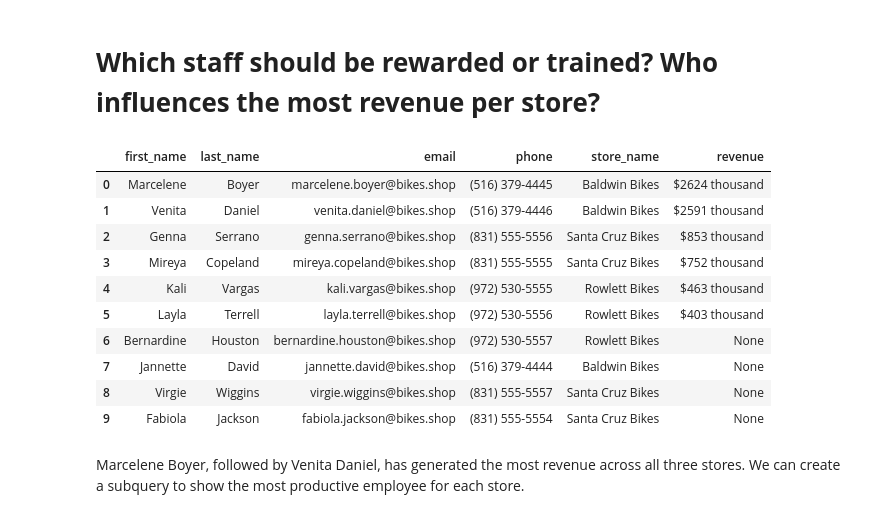
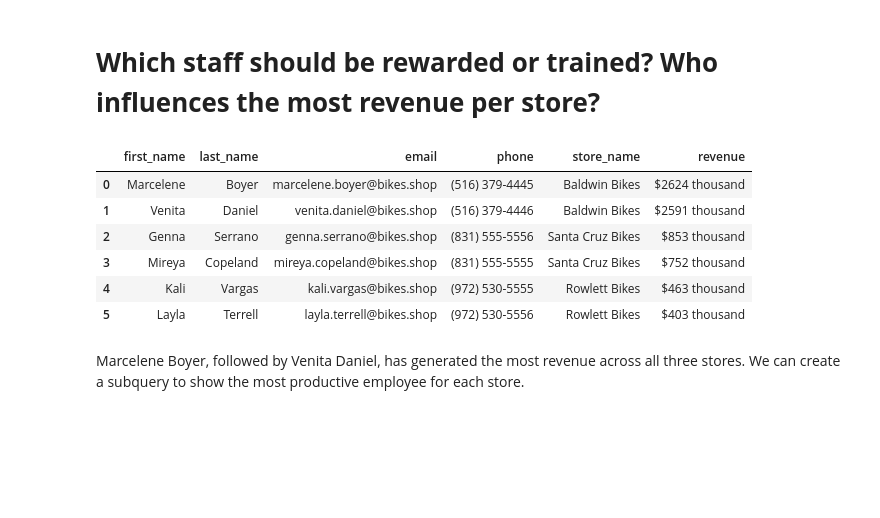
Before and after one commit to AbhimanyuShri/Bike-Store-Sales-Analysis, a Jupyter notebook: bike-store-sales-analysis.ipynb, the cells around one changed output. Cells and saved outputs as stored; diff of their text form; code cells hidden in the pictures; blank space fills up the shorter version.

Commit message:
Kaggle Notebook | Bike Store Sales Analysis (SQL) | Version 12

```diff
--- a/bike-store-sales-analysis.ipynb
+++ b/bike-store-sales-analysis.ipynb
@@ -502,40 +502,36 @@ Mountain bikes seem to be the best-selling category of bikes, with 2.7 million d
 # %%
 q18 = '''
 
 SELECT staffs.first_name, staffs.last_name, staffs.email, staffs.phone, s.store_name,
 '$' ||
 CAST(ROUND(((SUM(ort.quantity*(ort.list_price*(1-ort.discount))))/1000),2) AS int) || ' thousand'
 AS revenue
 FROM staffs
-LEFT JOIN orders o
+JOIN orders o
 ON o.staff_id=staffs.staff_id
-LEFT JOIN order_items ort
+JOIN order_items ort
 ON ort.order_id=o.order_id
-LEFT JOIN stores s
+JOIN stores s
 ON s.store_id=staffs.store_id
 GROUP BY
     staffs.staff_id
 ORDER BY
     ((SUM(ort.quantity*(ort.list_price*(1-ort.discount))))) DESC;
 
 
 
 '''
 
 df18 = pd.read_sql_query(q18, db)
 df18
 # %% [output]
 |  | first_name | last_name | email | phone | store_name | revenue |
 | 0 | Marcelene | Boyer | marcelene.boyer@bikes.shop | (516) 379-4445 | Baldwin Bikes | $2624 thousand |
 | 1 | Venita | Daniel | venita.daniel@bikes.shop | (516) 379-4446 | Baldwin Bikes | $2591 thousand |
 | 2 | Genna | Serrano | genna.serrano@bikes.shop | (831) 555-5556 | Santa Cruz Bikes | $853 thousand |
 | 3 | Mireya | Copeland | mireya.copeland@bikes.shop | (831) 555-5555 | Santa Cruz Bikes | $752 thousand |
 | 4 | Kali | Vargas | kali.vargas@bikes.shop | (972) 530-5555 | Rowlett Bikes | $463 thousand |
 | 5 | Layla | Terrell | layla.terrell@bikes.shop | (972) 530-5556 | Rowlett Bikes | $403 thousand |
-| 6 | Bernardine | Houston | bernardine.houston@bikes.shop | (972) 530-5557 | Rowlett Bikes | None |
-| 7 | Jannette | David | jannette.david@bikes.shop | (516) 379-4444 | Baldwin Bikes | None |
-| 8 | Virgie | Wiggins | virgie.wiggins@bikes.shop | (831) 555-5557 | Santa Cruz Bikes | None |
-| 9 | Fabiola | Jackson | fabiola.jackson@bikes.shop | (831) 555-5554 | Santa Cruz Bikes | None |
 # %% [markdown]
 Marcelene Boyer, followed by Venita Daniel, has generated the most revenue across all three stores. We can create a subquery to show the most productive employee for each store.
 # %%
```
Also changed, not shown: parts of 15 cells of this notebook.
